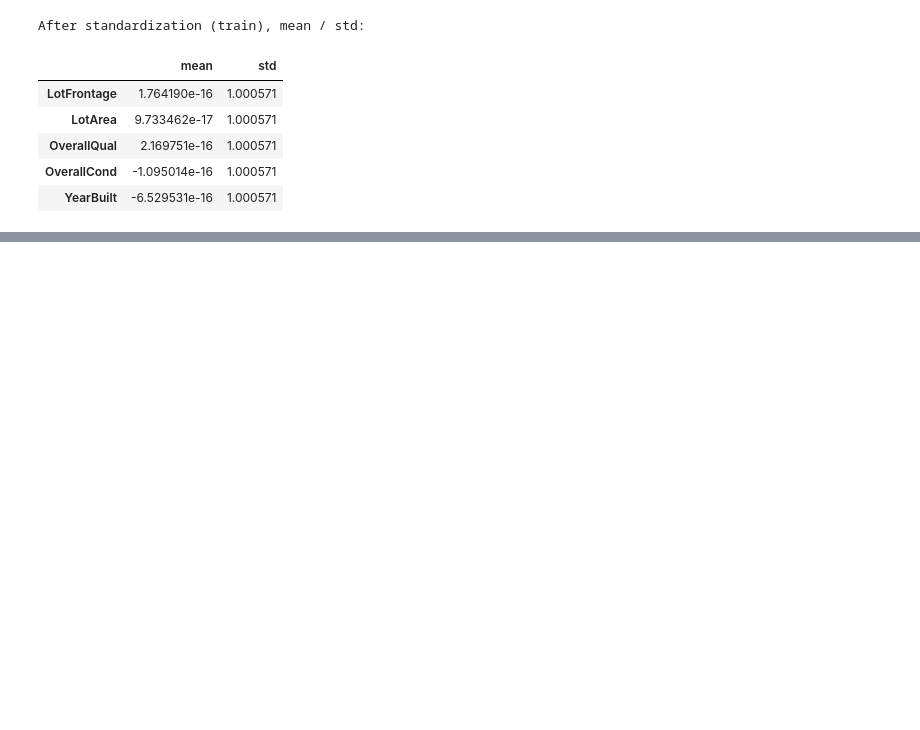
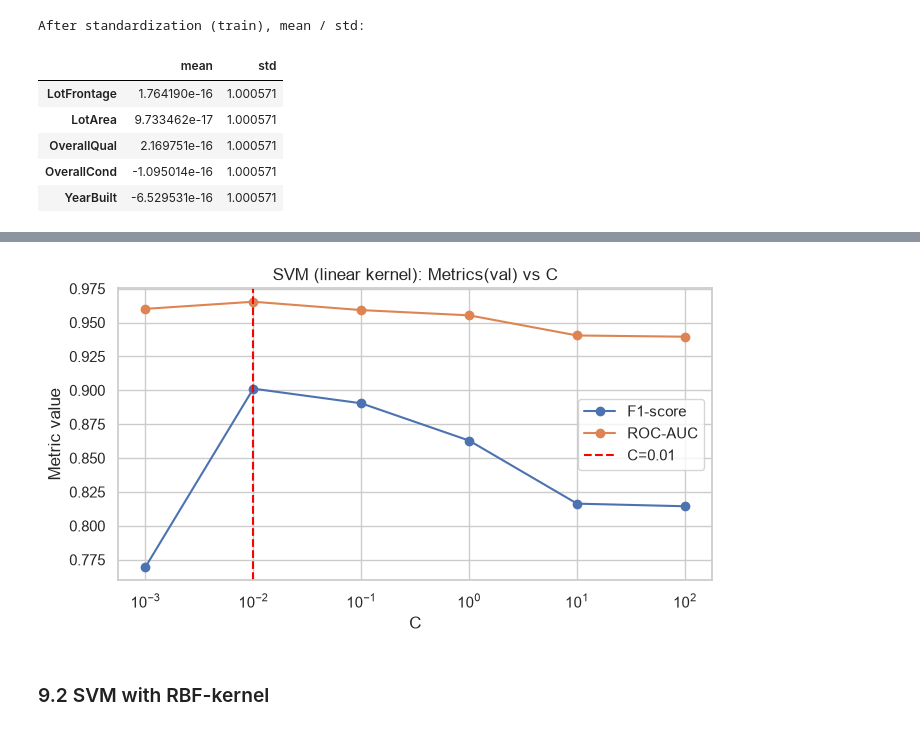
Before and after one commit to anuri-el/Machine-Learning-Technologies, a Jupyter notebook: classification.ipynb, the cells around one changed output, grey strips where cells are left out. Cells and saved outputs as stored; diff of their text form; code cells hidden in the pictures; blank space fills up the shorter version.

```diff
--- a/classification.ipynb
+++ b/classification.ipynb
@@ -293,0 +422,15 @@ After standardization (train), mean / std:
+# %%
+C_values_linear = [0.001, 0.01, 0.1, 1, 10, 100]
+
+svm_linear_results = []
+svm_linear_models = {}
+for C in C_values_linear:
+    model = CalibratedClassifierCV(SVC(kernel='linear', C=C, random_state=RANDOM_STATE), ensemble=False)
+    model.fit(X_train_final, y_train_final)
+    svm_linear_models[C] = model
+    m, _, _, _ = evaluate_classifier(model, X_val_final, y_val_final)
+    m['C'] = C
+    svm_linear_results.append(m)
+
+svm_linear_df = pd.DataFrame(svm_linear_results)[['C', 'Precision', 'Recall', 'F1-score', 'ROC-AUC', 'Accuracy']]
+svm_linear_df
@@ -293,0 +445,18 @@ After standardization (train), mean / std:
+# %%
+best_C_linear = svm_linear_df.loc[svm_linear_df['F1-score'].idxmax(), 'C']
+
+plt.figure(figsize=(7,4))
+plt.plot(svm_linear_df['C'], svm_linear_df['F1-score'], marker='o', label='F1-score')
+plt.plot(svm_linear_df['C'], svm_linear_df['ROC-AUC'], marker='o', label='ROC-AUC')
+plt.axvline(best_C_linear, color='red', linestyle='--', label=f'C={best_C_linear}')
+plt.xscale('log')
+plt.xlabel('C')
+plt.ylabel('Metric value')
+plt.title('SVM (linear kernel): Metrics(val) vs C')
+plt.legend()
+plt.tight_layout()
+plt.show()
+# %% [output]
+[figure, added]
+# %% [markdown]
+### 9.2 SVM with RBF-kernel
```
Also changed, not shown: parts of 34 cells of this notebook, 1 other file.
